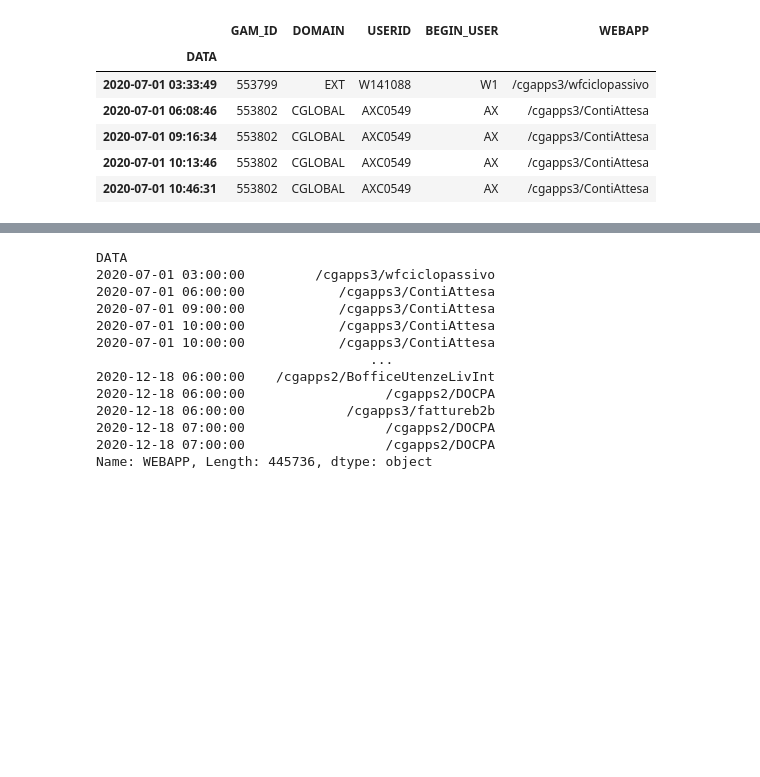
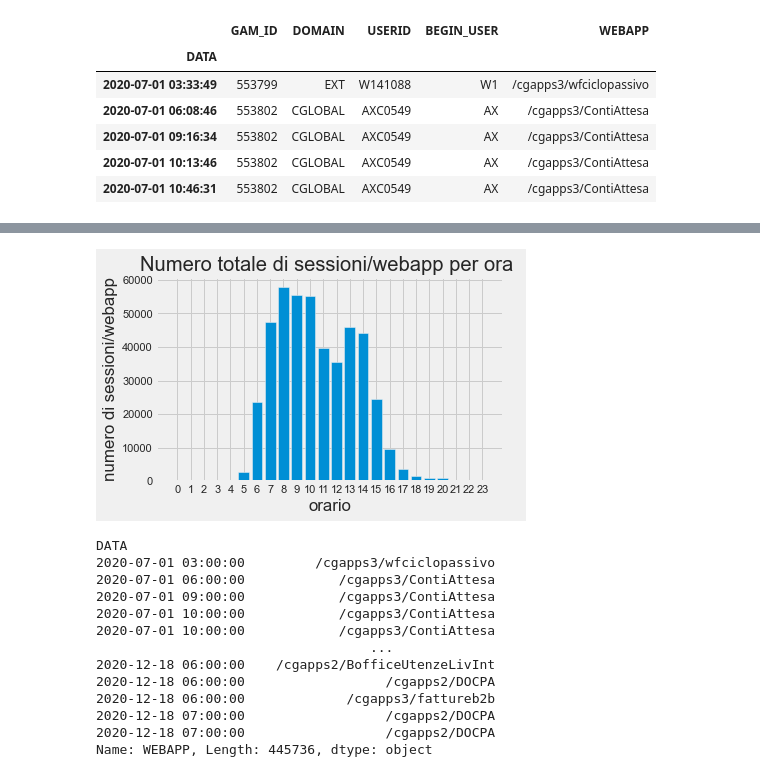
Before and after one commit to soncio69/Stat_GAM, a Jupyter notebook: Stat_GAM/GAM_stat04.ipynb, the cells around one changed output, grey strips where cells are left out. Saved outputs shown, nothing was run; the diff lists cells and outputs as text; code cells hidden in the pictures; blank space fills up the shorter version.

```diff
--- a/Stat_GAM/GAM_stat04.ipynb
+++ b/Stat_GAM/GAM_stat04.ipynb
@@ -94,3 +108,16 @@ Name: DATA, dtype: int64
+# %%
+plt.bar(hours_x, webapp_count_y)
+
+plt.xticks(ticks=hours_x, labels=hours_x)
+plt.title('Numero totale di sessioni/webapp per ora ')
+plt.xlabel('orario')
+plt.ylabel('numero di sessioni/webapp')
+plt.grid(True)
+
+plt.tight_layout()
+plt.show()
+# %% [output]
+[figure, added]
 # %%
 webapp_dett.index = webapp_dett.index.floor('h')
 # %%
```
Also changed, not shown: parts of 7 cells of this notebook.
